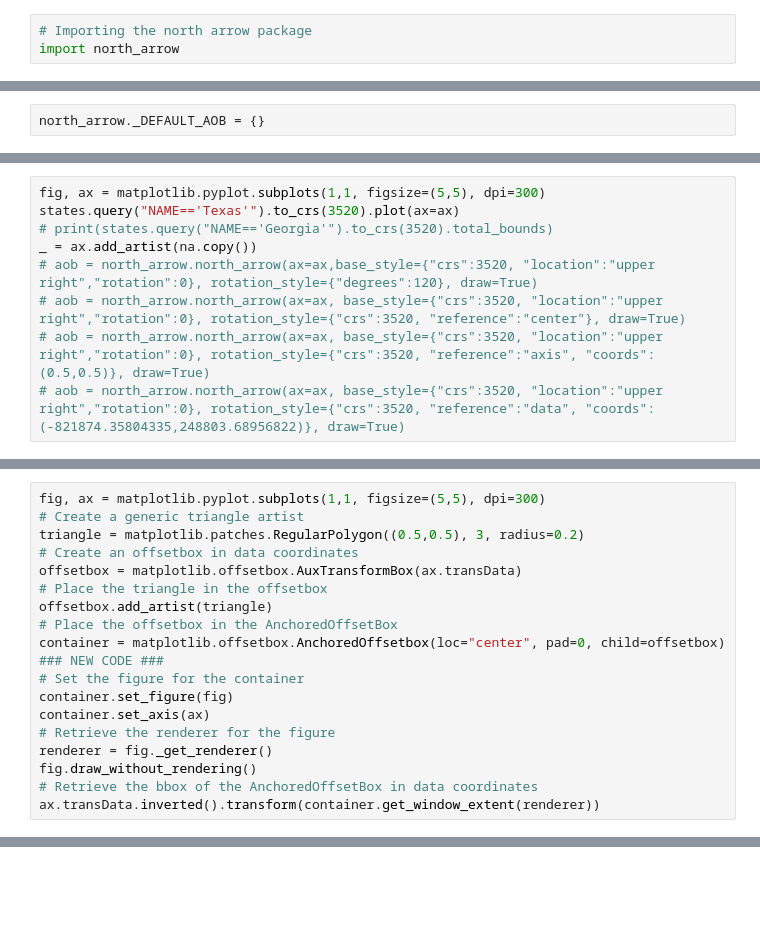
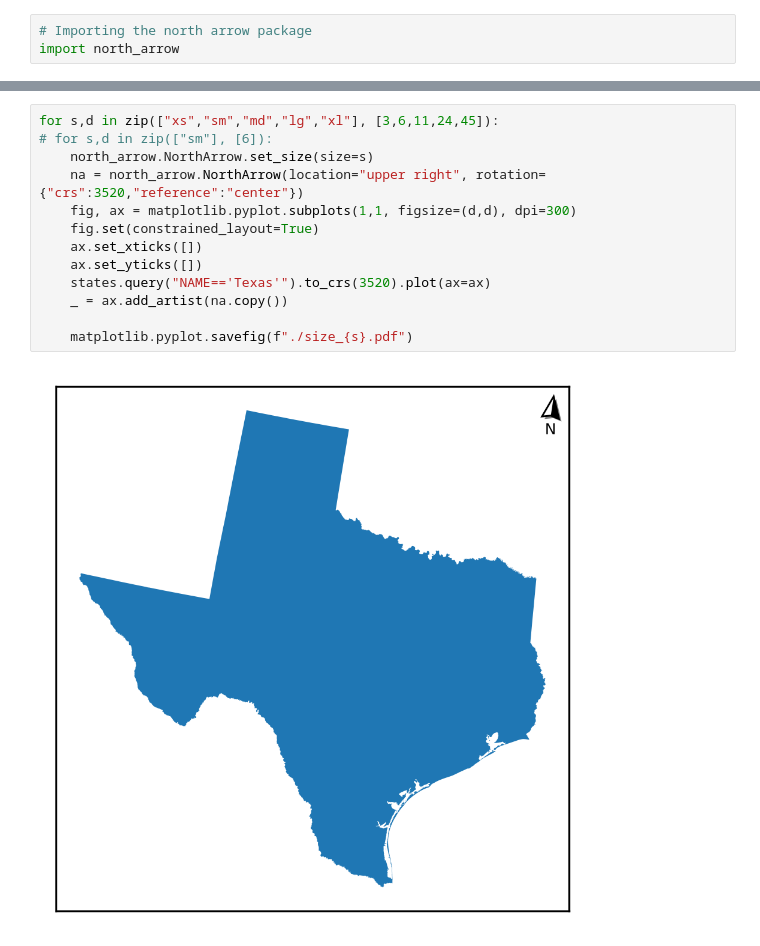
Before and after one commit to moss-xyz/matplotlib-map-utils, a Jupyter notebook: matplotlib_map_utils/howto_north_arrow.ipynb, the cells around one changed output, grey strips where cells are left out. Cells and saved outputs as stored; diff of their text form; blank space fills up the shorter version.

```diff
--- a/matplotlib_map_utils/howto_north_arrow.ipynb
+++ b/matplotlib_map_utils/howto_north_arrow.ipynb
@@ -27,2 +19,0 @@ north_arrow.NorthArrow(base_style={"facecolor":"white","edgecolor":"black"},
-# %%
-north_arrow._DEFAULT_AOB = {}
@@ -33,9 +19,0 @@ north_arrow._DEFAULT_AOB
-# %%
-fig, ax = matplotlib.pyplot.subplots(1,1, figsize=(5,5), dpi=300)
-states.query("NAME=='Texas'").to_crs(3520).plot(ax=ax)
-# print(states.query("NAME=='Georgia'").to_crs(3520).total_bounds)
-_ = ax.add_artist(na.copy())
-# aob = north_arrow.north_arrow(ax=ax,base_style={"crs":3520, "location":"upper right","rotation":0}, rotation_style={"degrees":120}, draw=True)
-# aob = north_arrow.north_arrow(ax=ax, base_style={"crs":3520, "location":"upper right","rotation":0}, rotation_style={"crs":3520, "reference":"center"}, draw=True)
-# aob = north_arrow.north_arrow(ax=ax, base_style={"crs":3520, "location":"upper right","rotation":0}, rotation_style={"crs":3520, "reference":"axis", "coords":(0.5,0.5)}, draw=True)
-# aob = north_arrow.north_arrow(ax=ax, base_style={"crs":3520, "location":"upper right","rotation":0}, rotation_style={"crs":3520, "reference":"data", "coords":(-821874.35804335,248803.68956822)}, draw=True)
@@ -47,19 +19,0 @@ _ = ax.add_artist(na.copy())
-# %%
-fig, ax = matplotlib.pyplot.subplots(1,1, figsize=(5,5), dpi=300)
-# Create a generic triangle artist
-triangle = matplotlib.patches.RegularPolygon((0.5,0.5), 3, radius=0.2)
-# Create an offsetbox in data coordinates
-offsetbox = matplotlib.offsetbox.AuxTransformBox(ax.transData)
-# Place the triangle in the offsetbox
-offsetbox.add_artist(triangle)
-# Place the offsetbox in the AnchoredOffsetBox
-container = matplotlib.offsetbox.AnchoredOffsetbox(loc="center", pad=0, child=offsetbox)
-### NEW CODE ###
-# Set the figure for the container
-container.set_figure(fig)
-container.set_axis(ax)
-# Retrieve the renderer for the figure
-renderer = fig._get_renderer()
-fig.draw_without_rendering()
-# Retrieve the bbox of the AnchoredOffsetBox in data coordinates
-ax.transData.inverted().transform(container.get_window_extent(renderer))
@@ -68,0 +20,15 @@ AttributeError: 'AnchoredOffsetbox' object has no attribute 'set_axis'
+# %%
+for s,d in zip(["xs","sm","md","lg","xl"], [3,6,11,24,45]):
+# for s,d in zip(["sm"], [6]):
+    north_arrow.NorthArrow.set_size(size=s)
+    na = north_arrow.NorthArrow(location="upper right", rotation={"crs":3520,"reference":"center"})
+    fig, ax = matplotlib.pyplot.subplots(1,1, figsize=(d,d), dpi=300)
+    fig.set(constrained_layout=True)
+    ax.set_xticks([])
+    ax.set_yticks([])
+    states.query("NAME=='Texas'").to_crs(3520).plot(ax=ax)
+    _ = ax.add_artist(na.copy())
+
+    matplotlib.pyplot.savefig(f"./size_{s}.pdf")
+# %% [output]
+[figure, added]
```
Also changed, not shown: parts of 8 cells of this notebook, 6 other files.
